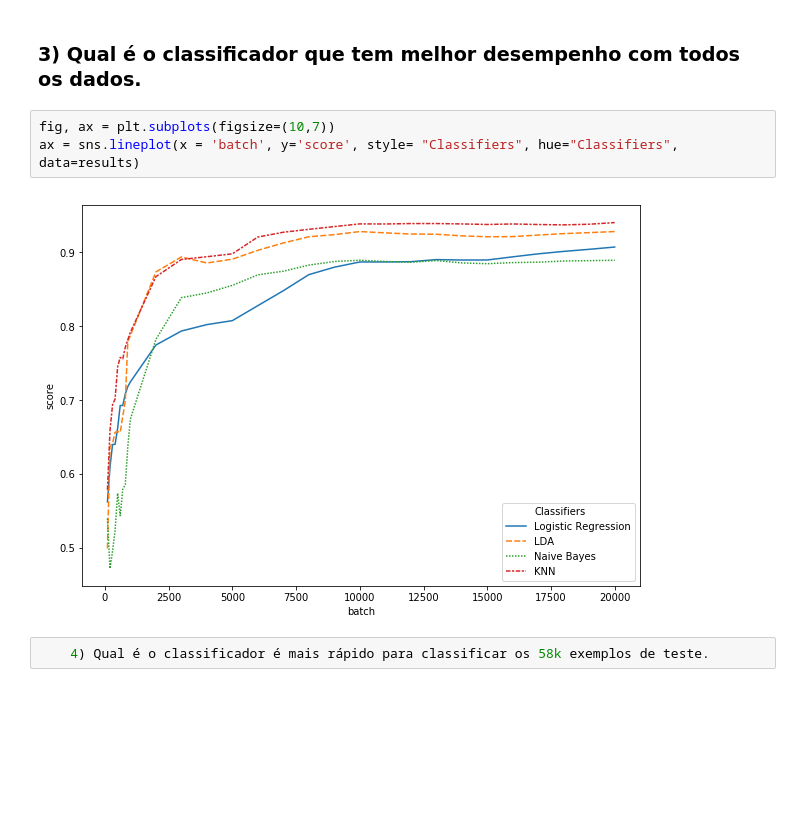
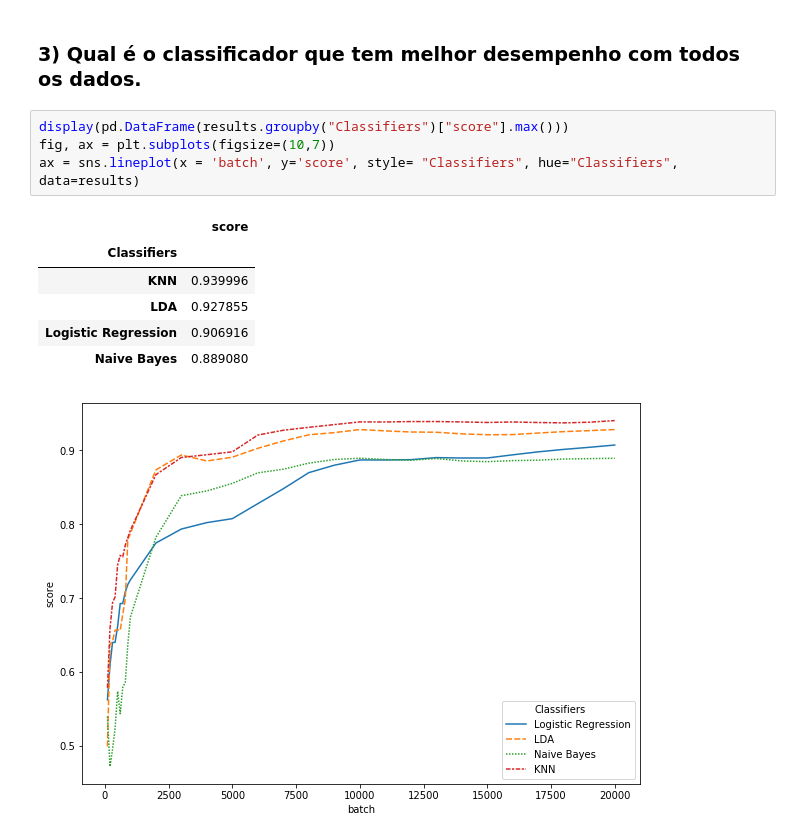
Before and after one commit to pedrocwb/DSDB, a Jupyter notebook: machineLearning/lab2/Lab2.ipynb, the cells around one changed output. Saved outputs shown, nothing was run; the diff lists cells and outputs as text; blank space fills up the shorter version.

```diff
--- a/machineLearning/lab2/Lab2.ipynb
+++ b/machineLearning/lab2/Lab2.ipynb
@@ -225,9 +206,14 @@ No tempo médio de execução de cada algoritmo para cada conjunto de treinament
 # %% [markdown]
 ### **3) Qual é o classificador que tem melhor desempenho com todos os dados.**
 # %%
+display(pd.DataFrame(results.groupby("Classifiers")["score"].max()))
 fig, ax = plt.subplots(figsize=(10,7))
 ax = sns.lineplot(x = 'batch', y='score', style= "Classifiers", hue="Classifiers", data=results)
 # %% [output]
+|  | score |
+| Classifiers |  |
+| KNN | 0.939996 |
+| LDA | 0.927855 |
+| Logistic Regression | 0.906916 |
+| Naive Bayes | 0.889080 |
 [figure]
-# %%
-    4) Qual é o classificador é mais rápido para classificar os 58k exemplos de teste.
```
Also changed, not shown: parts of 13 cells of this notebook, 7 other files.
